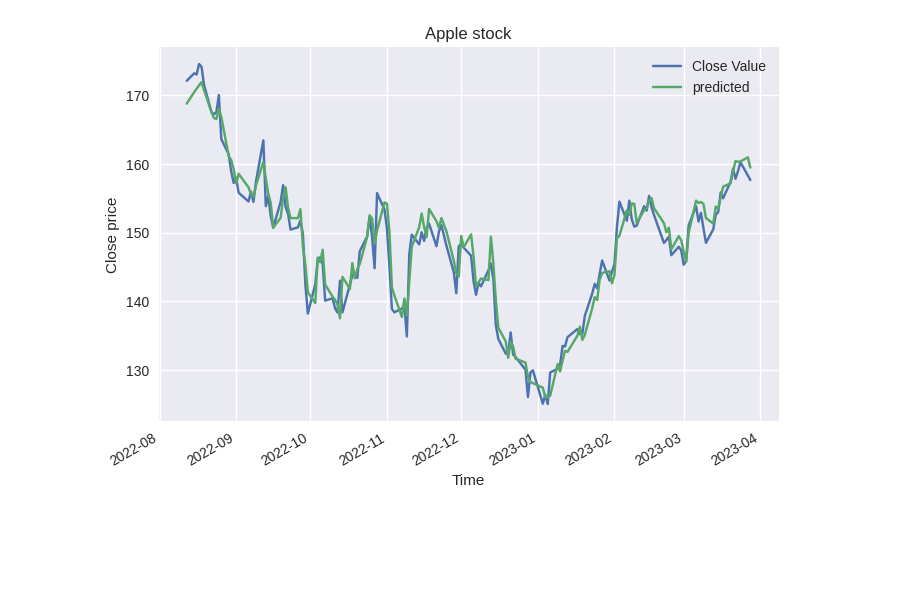
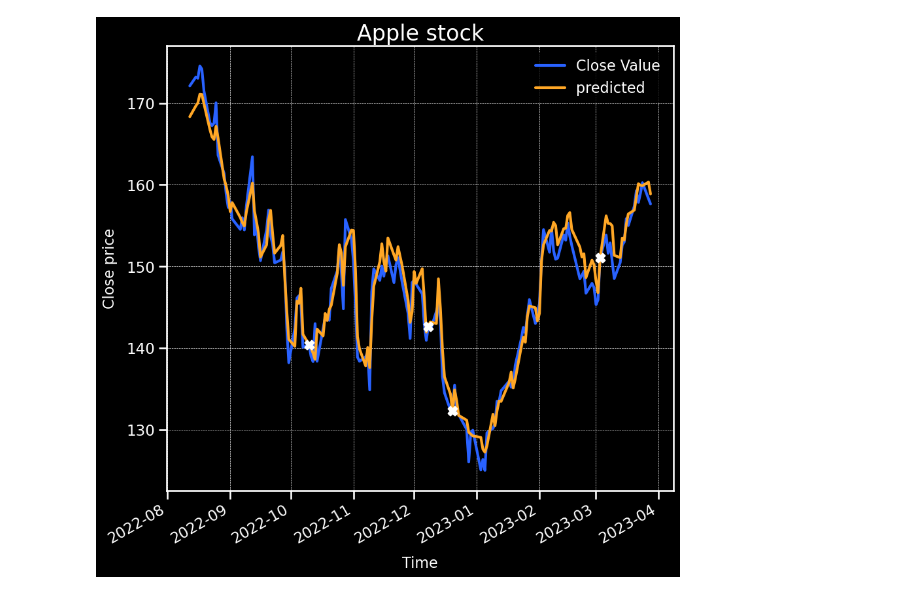
Before and after one commit to SilvioBaratto/stockpy, a Jupyter notebook: tutorials/tutorial.ipynb, the cells around one changed output. Saved outputs shown, nothing was run; the diff lists cells and outputs as text; code cells hidden in the pictures; blank space fills up the shorter version.

```diff
--- a/tutorials/tutorial.ipynb
+++ b/tutorials/tutorial.ipynb
@@ -25,0 +13,17 @@ Epoch 10, Val Loss 667.749755859375
+# %%
+from sklearn.model_selection import train_test_split
+import pandas as pd
+from stockpy.probabilistic import BayesianNN, GaussianHMM, DeepMarkovModel
+from stockpy.neural_network import GRU, LSTM, MLP
+
+# read CSV file and drop missing values
+df = pd.read_csv('../stock/AAPL.csv', parse_dates=True, index_col='Date').dropna(how="any")
+# split data into training and test set
+X_train, X_test = train_test_split(df, test_size=0.1, shuffle=False)
+
+# create model instance and fit to training data
+predictor = DeepMarkovModel()
+predictor.fit(X_train, batch_size=24, epochs=10)
+
+# predictions on test data
+y_pred = predictor.predict(X_test)
@@ -26,17 +32,42 @@ Epoch 10, Val Loss 667.749755859375
 # %%
-y_pred = predictor.predict(X_test)
-y_test = (X_test['Close']).values.reshape(-1,1)
+y_test = X_test['Close'].values.reshape(-1,1)
-# %%
-fig, ax = plt.subplots()
-days = X_test.index
-ax.plot(days, y_test, label='Close Value')
-ax.plot(days, y_pred, label='predicted')
-ax.set_title('Apple stock')
-ax.set_xlabel('Time')
-ax.set_ylabel('Close price')
-fig.autofmt_xdate()
-ax.legend()
-# plt.savefig('apple_stock.png', dpi=150)
-plt.show()
-# %% [output]
-[figure, removed]
+# %%
+sns.set(style="ticks", context="talk")
+plt.style.use('dark_background')
+file = '../results/' + predictor.__class__.__name__ + '.png'
+fig, ax = plt.subplots(figsize=(10, 10))
+days = X_test.index
+ax.plot(days, y_test, label='Close Value', linewidth=3, color='#2962FF')
+ax.plot(days, y_pred, label='predicted', linewidth=3, color='#FFA726')
+ax.set_title('Apple stock', fontsize=24, color='white')
+ax.set_xlabel('Time', fontsize=16, color='white', labelpad=10)
+ax.set_ylabel('Close price', fontsize=16, color='white', labelpad=10)
+ax.grid(color='white', linestyle='--', linewidth=0.5)
+
+# Add crosses at points where predicted value matches true value
+for i in range(len(days)):
+    if abs(y_test[i] - y_pred[i]) < 0.1:
+        ax.scatter(days[i], y_test[i], marker='X', color='white',
+                        s=100, zorder=2)
+
+# put legend in a white box
+ax.legend(fontsize=16, loc='upper right',
+          edgecolor='black')
+
+fig.autofmt_xdate()
+plt.savefig(file, dpi=500, facecolor='#131722')
+plt.show()
+# these are matplotlib.patch.Patch properties
+# textstr = '\n'.join((
+#     r'$\mathrm{MSE}: %.2f$' % (mse, ),
+#     r'$\mathrm{RMSE}: %.2f$' % (mse_squar, ),
+#     r'$\mathrm{MAPE}: %.2f$' % (mape, )))
+
+# these are matplotlib.patch.Patch properties
+# props = dict(boxstyle='round', facecolor='white', alpha=0.7)
+
+# place a text box in upper left in axes coords
+# ax.text(0.05, 0.15, textstr, transform=ax.transAxes, fontsize=14,
+#         ha='left', va='center', bbox=props)
+# %% [output]
+[figure, added]
```
Also changed, not shown: parts of 6 cells of this notebook, 27 other files.
